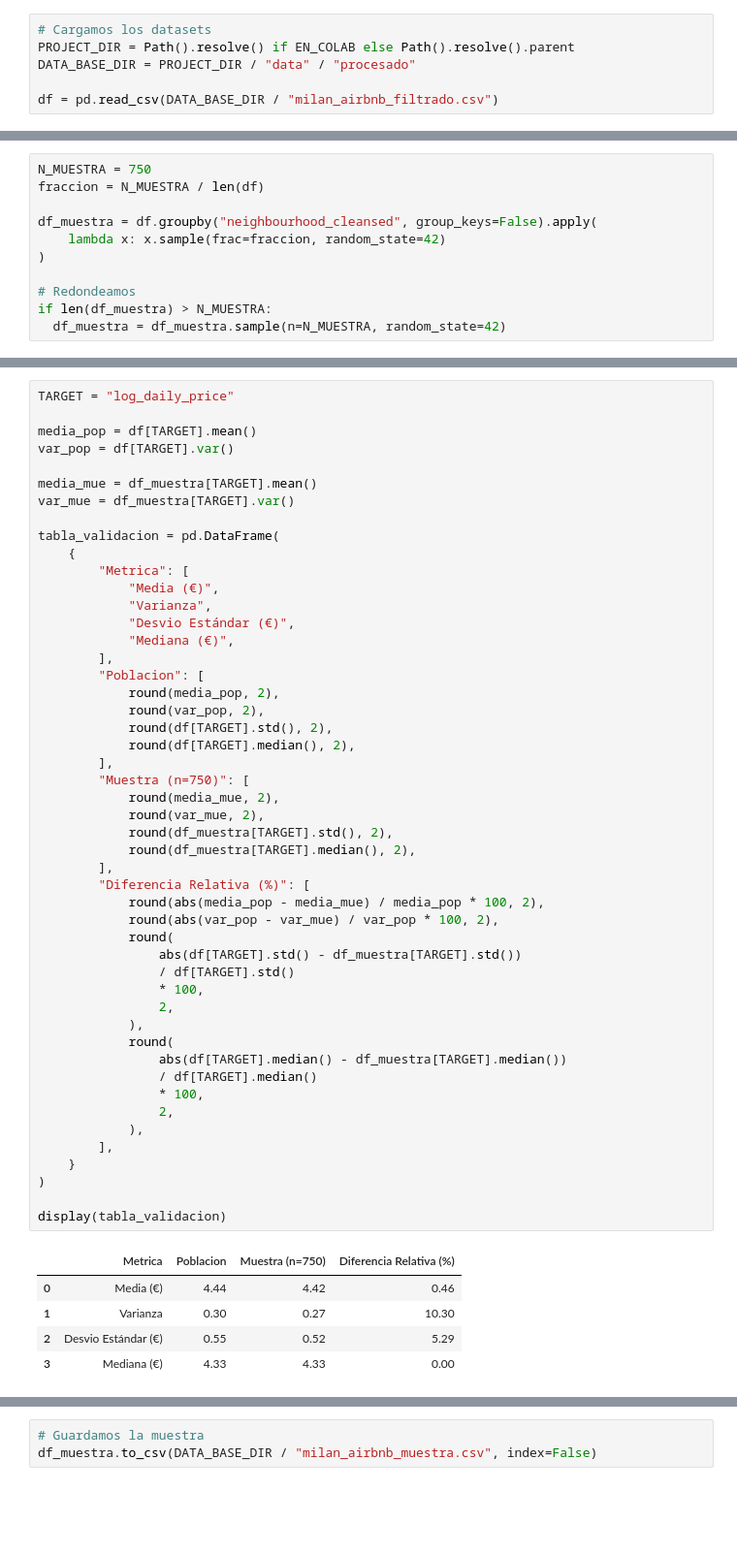
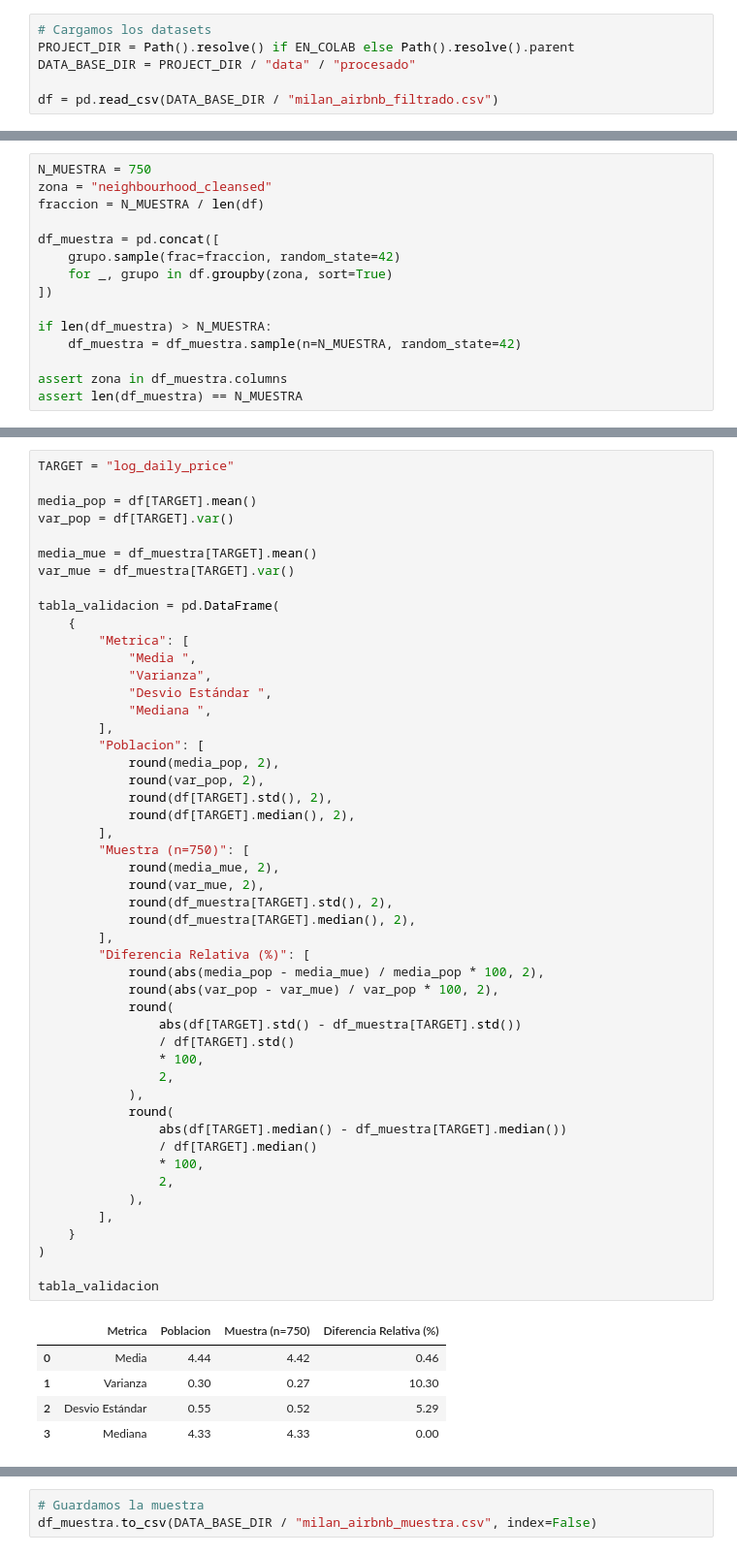
Before and after one commit to santidrelew/tp-mpg, a Jupyter notebook: notebooks/02_extraccion_muestra.ipynb, the cells around one changed output, grey strips where cells are left out. Shown at 97% size. Drawn from its saved outputs; the diff is of its cells as text; blank space fills up the shorter version.

```diff
--- a/notebooks/02_extraccion_muestra.ipynb
+++ b/notebooks/02_extraccion_muestra.ipynb
@@ -28,11 +29,15 @@ Vamos a hacer un muestreo estratificado tomando como estrato la variable neighbo
 # %%
 N_MUESTRA = 750
+zona = "neighbourhood_cleansed"
 fraccion = N_MUESTRA / len(df)
 
-df_muestra = df.groupby("neighbourhood_cleansed", group_keys=False).apply(
-    lambda x: x.sample(frac=fraccion, random_state=42)
-)
+df_muestra = pd.concat([
+    grupo.sample(frac=fraccion, random_state=42)
+    for _, grupo in df.groupby(zona, sort=True)
+])
 
-# Redondeamos
 if len(df_muestra) > N_MUESTRA:
-  df_muestra = df_muestra.sample(n=N_MUESTRA, random_state=42)
+    df_muestra = df_muestra.sample(n=N_MUESTRA, random_state=42)
+
+assert zona in df_muestra.columns
+assert len(df_muestra) == N_MUESTRA
@@ -64,10 +53,10 @@ var_mue = df_muestra[TARGET].var()
 tabla_validacion = pd.DataFrame(
     {
         "Metrica": [
-            "Media (€)",
+            "Media ",
             "Varianza",
-            "Desvio Estándar (€)",
-            "Mediana (€)",
+            "Desvio Estándar ",
+            "Mediana ",
         ],
         "Poblacion": [
             round(media_pop, 2),
@@ -75,35 +64,35 @@ tabla_validacion = pd.DataFrame(
             round(df[TARGET].std(), 2),
             round(df[TARGET].median(), 2),
         ],
         "Muestra (n=750)": [
             round(media_mue, 2),
             round(var_mue, 2),
             round(df_muestra[TARGET].std(), 2),
             round(df_muestra[TARGET].median(), 2),
         ],
         "Diferencia Relativa (%)": [
             round(abs(media_pop - media_mue) / media_pop * 100, 2),
             round(abs(var_pop - var_mue) / var_pop * 100, 2),
             round(
                 abs(df[TARGET].std() - df_muestra[TARGET].std())
                 / df[TARGET].std()
                 * 100,
                 2,
             ),
             round(
                 abs(df[TARGET].median() - df_muestra[TARGET].median())
                 / df[TARGET].median()
                 * 100,
                 2,
             ),
         ],
     }
 )
 
-display(tabla_validacion)
+tabla_validacion
 # %% [output]
 |  | Metrica | Poblacion | Muestra (n=750) | Diferencia Relativa (%) |
-| 0 | Media (€) | 4.44 | 4.42 | 0.46 |
+| 0 | Media | 4.44 | 4.42 | 0.46 |
 | 1 | Varianza | 0.30 | 0.27 | 10.30 |
-| 2 | Desvio Estándar (€) | 0.55 | 0.52 | 5.29 |
-| 3 | Mediana (€) | 4.33 | 4.33 | 0.00 |
+| 2 | Desvio Estándar | 0.55 | 0.52 | 5.29 |
+| 3 | Mediana | 4.33 | 4.33 | 0.00 |
```
Also changed, not shown: parts of 9 cells of this notebook, 1 other file.
